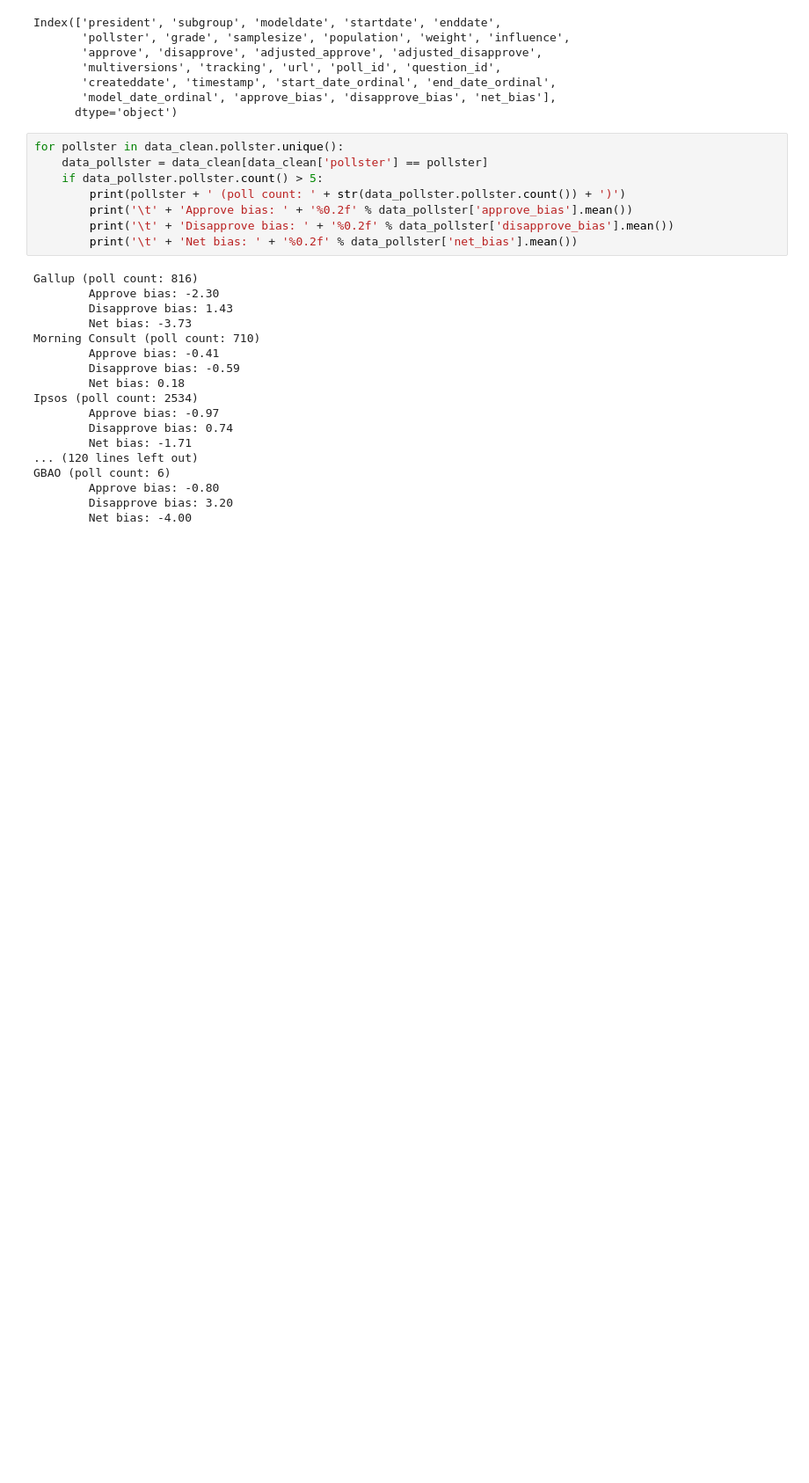
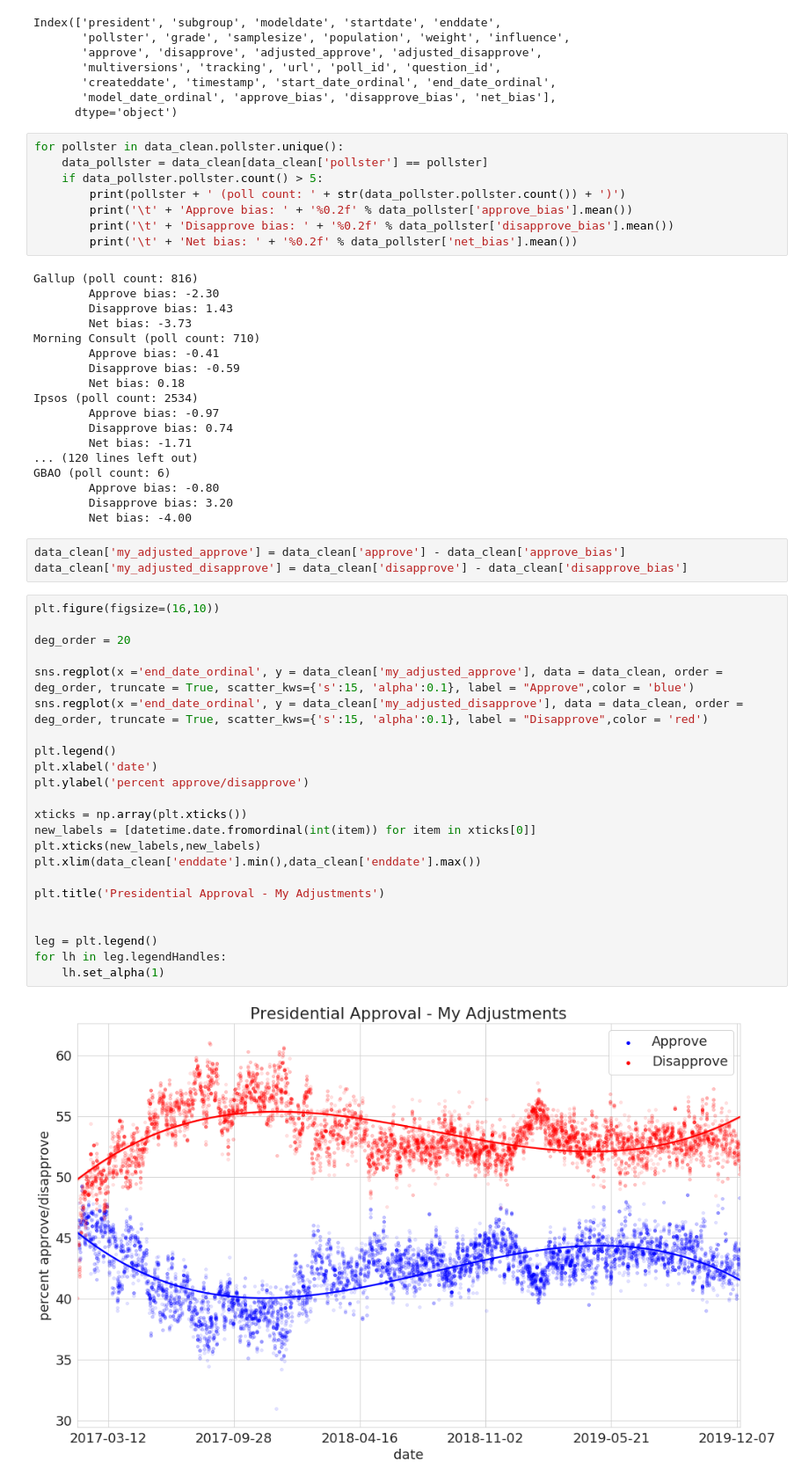
Before and after one commit to amvinson234/Polling2020, a Jupyter notebook: PresidentApproval.ipynb, the cells around one changed output. Shown at 88% size. Drawn from its saved outputs; the diff is of its cells as text; blank space fills up the shorter version.

Commit message:
add approval/disapproval plots with bias/house-effect adjustments

```diff
--- a/PresidentApproval.ipynb
+++ b/PresidentApproval.ipynb
@@ -238,3 +242,31 @@ GBAO (poll count: 6)
         Approve bias: -0.80
         Disapprove bias: 3.20
         Net bias: -4.00
+# %%
+data_clean['my_adjusted_approve'] = data_clean['approve'] - data_clean['approve_bias']
+data_clean['my_adjusted_disapprove'] = data_clean['disapprove'] - data_clean['disapprove_bias']
+# %%
+plt.figure(figsize=(16,10))
+
+deg_order = 20
+
+sns.regplot(x ='end_date_ordinal', y = data_clean['my_adjusted_approve'], data = data_clean, order = deg_order, truncate = True, scatter_kws={'s':15, 'alpha':0.1}, label = "Approve",color = 'blue')
+sns.regplot(x ='end_date_ordinal', y = data_clean['my_adjusted_disapprove'], data = data_clean, order = deg_order, truncate = True, scatter_kws={'s':15, 'alpha':0.1}, label = "Disapprove",color = 'red')
+
+plt.legend()
+plt.xlabel('date')
+plt.ylabel('percent approve/disapprove')
+
+xticks = np.array(plt.xticks())
+new_labels = [datetime.date.fromordinal(int(item)) for item in xticks[0]]
+plt.xticks(new_labels,new_labels)
+plt.xlim(data_clean['enddate'].min(),data_clean['enddate'].max())
+
+plt.title('Presidential Approval - My Adjustments')
+
+
+leg = plt.legend()
+for lh in leg.legendHandles:
+    lh.set_alpha(1)
+# %% [output]
+[figure, added]
```
Also changed, not shown: parts of 2 cells of this notebook.
